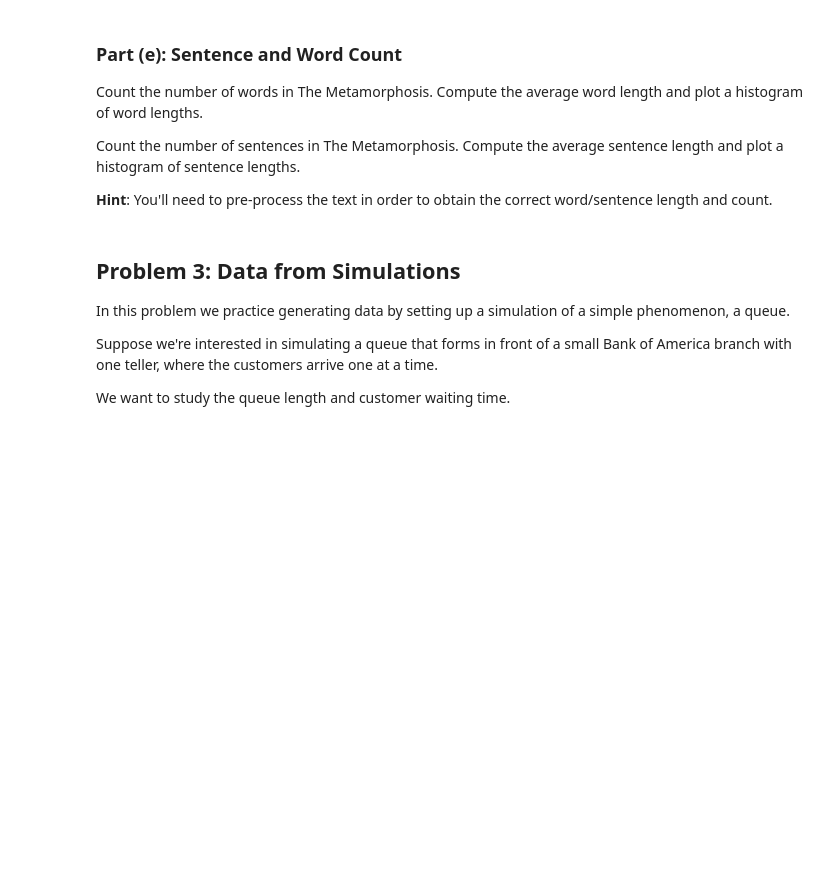
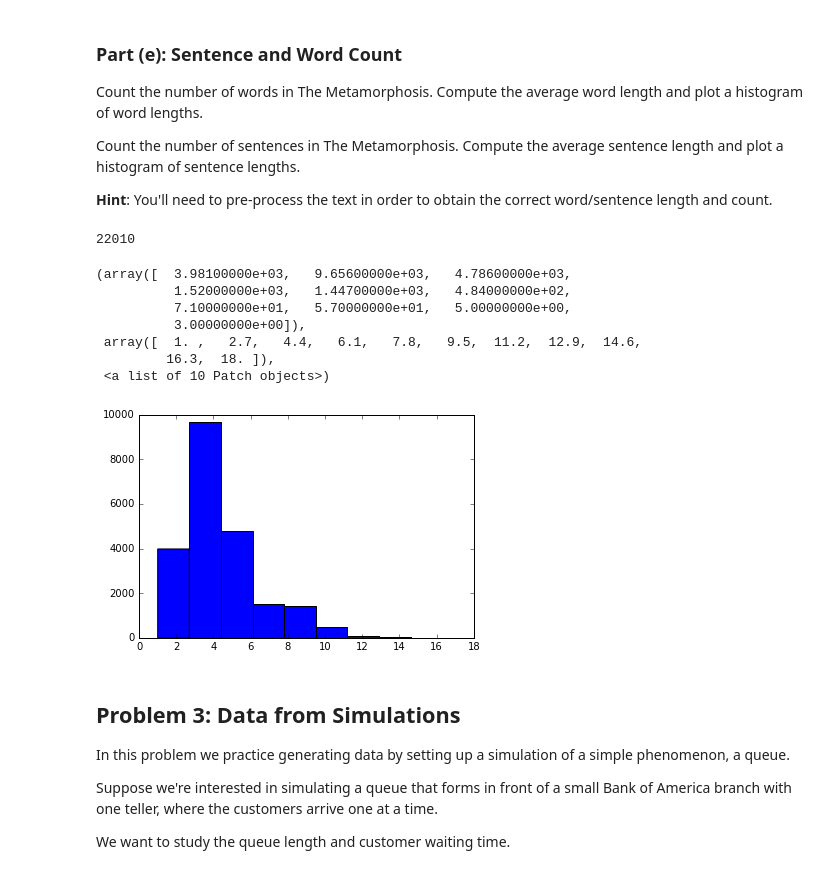
Before and after one commit to zelong430/Harvard-Data-Science, a Jupyter notebook: HW0/Datascience_HW0.ipynb, the cells around one changed output. Cells and saved outputs as stored; diff of their text form; code cells hidden in the pictures; blank space fills up the shorter version.

```diff
--- a/HW0/Datascience_HW0.ipynb
+++ b/HW0/Datascience_HW0.ipynb
@@ -158,3 +158,7 @@ $\mathtt{http://www.gutenberg.org/files/5200/5200-h/5200-h.htm}$
 into a BeautifulSoup object.
 
 The object we obtain is a parse tree (a data structure representing all tags and relationship between tags) of the html file. To concretely visualize this object, print out the first 1000 characters of a representation of the parse tree using the $\mathtt{prettify()}$ function.
+# %%
+page = urllib.urlopen('http://www.gutenberg.org/files/5200/5200-h/5200-h.htm')
+soup = BeautifulSoup(page, 'html.parser' )
+print soup.prettify()[:1000]
@@ -179,3 +252,10 @@ Print the first and last 5000 characters of the text returned by $\mathtt{get}$_
 ### Part (d): Extracting Text (Continued)
 
 Using the $\mathtt{find}$_$\mathtt{all()}$ function, extract the text of all $\mathtt{p}$ tags and concatenate the result into a single string. Print out the first 1000 characters of the string as a sanity check.
+# %%
+pars = [par.string for par in soup.find_all("p")]
+text = []
+for par in pars:
+    text.append(par)
+text = ' '.join(text)
+print text[:1000]
@@ -187,6 +283,23 @@ Count the number of words in The Metamorphosis. Compute the average word length
 Count the number of sentences in The Metamorphosis. Compute the average sentence length and plot a histogram of sentence lengths.
 
 **Hint**: You'll need to pre-process the text in order to obtain the correct word/sentence length and count.
+# %%
+# count number of words in Metamorphosis
+words = text.replace('-', '')
+print len(words.split())
+
+words_len = [len(word) for word in words.split()]
+plt.hist(words_len)
+# %% [output]
+22010
+(array([  3.98100000e+03,   9.65600000e+03,   4.78600000e+03,
+          1.52000000e+03,   1.44700000e+03,   4.84000000e+02,
+          7.10000000e+01,   5.70000000e+01,   5.00000000e+00,
+          3.00000000e+00]),
+ array([  1. ,   2.7,   4.4,   6.1,   7.8,   9.5,  11.2,  12.9,  14.6,
+         16.3,  18. ]),
+ <a list of 10 Patch objects>)
+[figure, added]
 # %% [markdown]
 ## Problem 3: Data from Simulations
 
```
Also changed, not shown: parts of 9 cells of this notebook.
